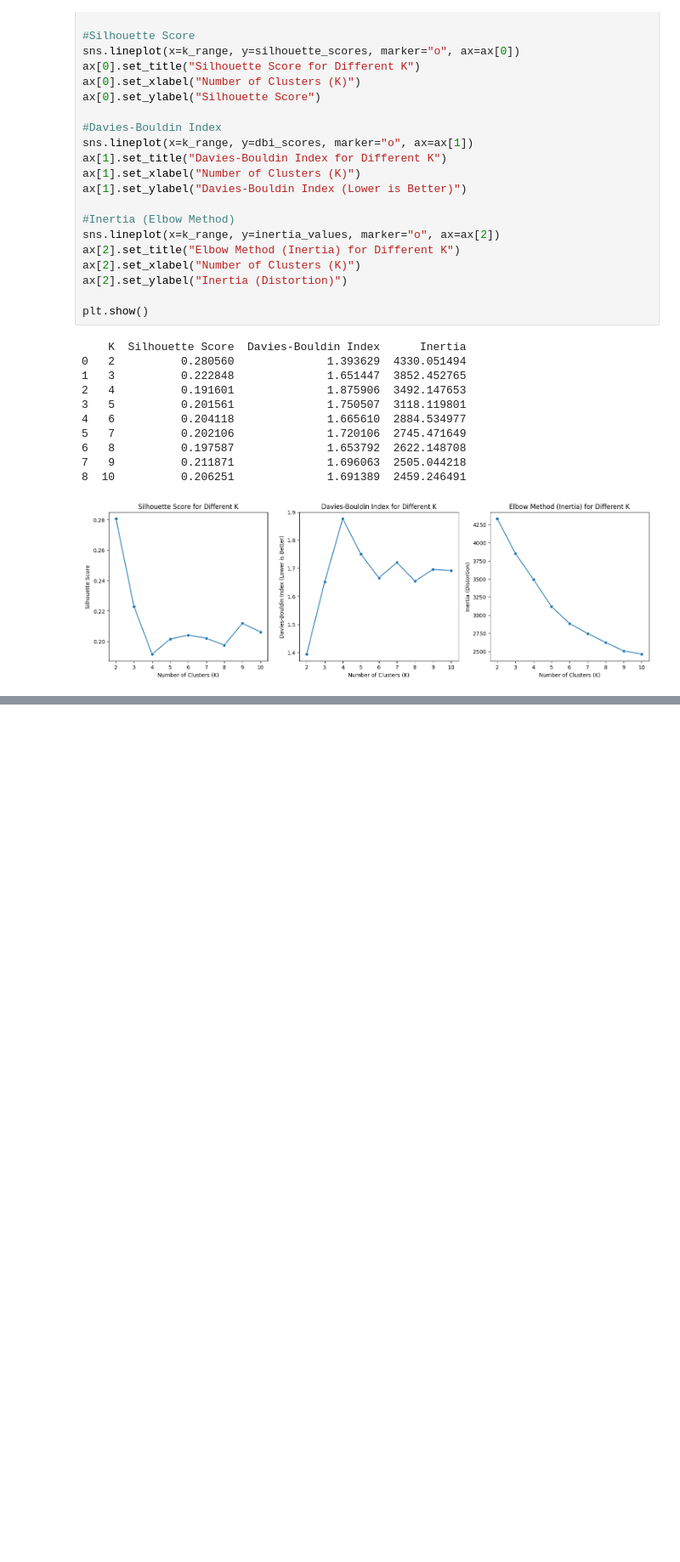
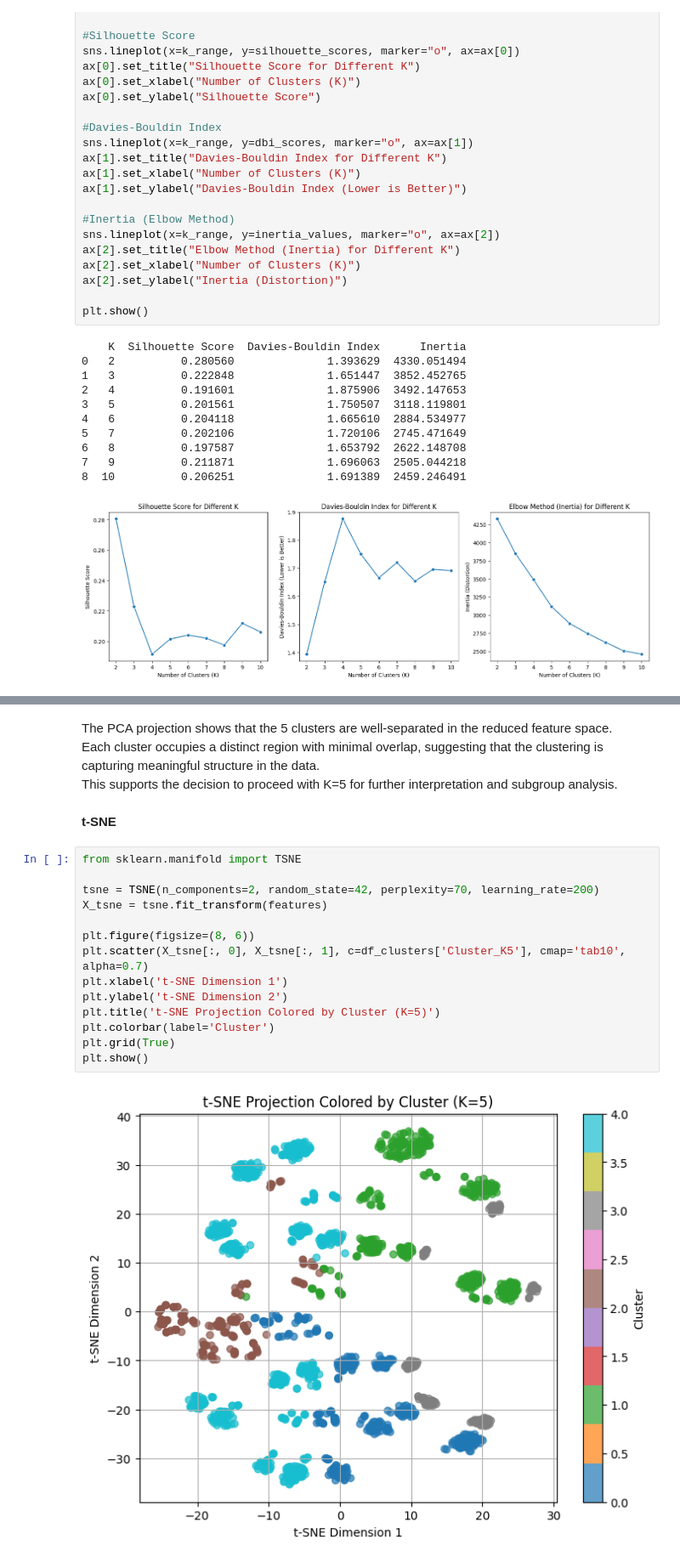
Before and after one commit to Edenshmuel/ICU_Nutrition_ML, a Jupyter notebook: Patient_Clustering.ipynb, the cells around one changed output, grey strips where cells are left out. Shown at 85% size. Saved outputs shown, nothing was run; the diff lists cells and outputs as text; blank space fills up the shorter version.

```diff
--- a/Patient_Clustering.ipynb
+++ b/Patient_Clustering.ipynb
@@ -301,0 +333,22 @@ Cluster                                                    ...
+# %% [markdown]
+The PCA projection shows that the 5 clusters are well-separated in the reduced feature space.
+Each cluster occupies a distinct region with minimal overlap, suggesting that the clustering is capturing meaningful structure in the data.
+This supports the decision to proceed with K=5 for further interpretation and subgroup analysis.
+# %% [markdown]
+**t-SNE**
+# %%
+from sklearn.manifold import TSNE
+
+tsne = TSNE(n_components=2, random_state=42, perplexity=70, learning_rate=200)
+X_tsne = tsne.fit_transform(features)
+
+plt.figure(figsize=(8, 6))
+plt.scatter(X_tsne[:, 0], X_tsne[:, 1], c=df_clusters['Cluster_K5'], cmap='tab10', alpha=0.7)
+plt.xlabel('t-SNE Dimension 1')
+plt.ylabel('t-SNE Dimension 2')
+plt.title('t-SNE Projection Colored by Cluster (K=5)')
+plt.colorbar(label='Cluster')
+plt.grid(True)
+plt.show()
+# %% [output]
+[figure, added]
```
Also changed, not shown: parts of 26 cells of this notebook.
